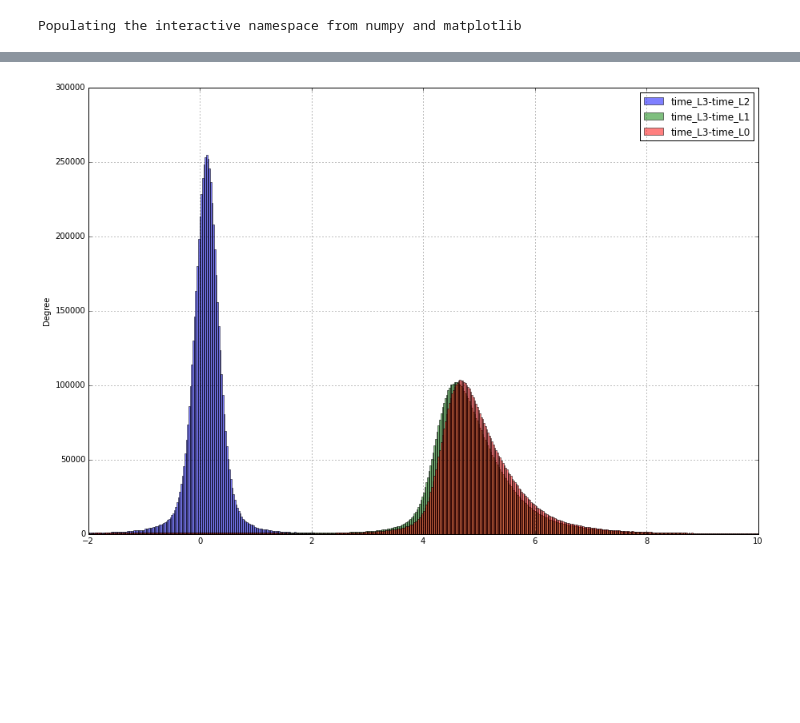
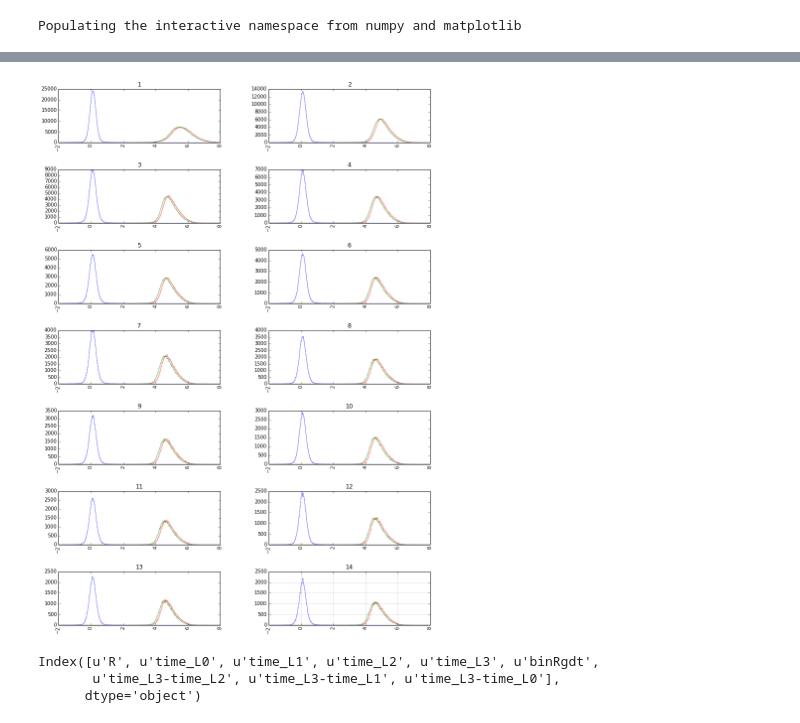
Before and after one commit to KKostya/AMSDeutons, a Jupyter notebook: misc/doc/Notebooks/TOF/sigmaBetaTOF.ipynb, the cells around one changed output, grey strips where cells are left out. Cells and saved outputs as stored; diff of their text form; code cells hidden in the pictures; blank space fills up the shorter version.

```diff
--- a/misc/doc/Notebooks/TOF/sigmaBetaTOF.ipynb
+++ b/misc/doc/Notebooks/TOF/sigmaBetaTOF.ipynb
@@ -146,7 +146,7 @@ def loadBinary(dirname):
     print 'loading : ' + dirname
     data=dict()
     for file in os.listdir(dirname):
-        if file.startswith("time_L"):
+        if file.startswith("time_L") or file.startswith("R_"):
             data[file.split('_chunk')[0]] = np.fromfile(dirname+'/'+file, np.dtype('float32'))
 
     return DataFrame(data)
@@ -159,7 +159,8 @@ files = glob.glob('/afs/cern.ch/user/b/bcoste/myeos/dstTofTiming/protons.B1034_p
 #     ]
 
 mc = pd.concat(map(loadBinary, files))
-mc = mc[(mc.time_L0 > -999) & (mc.time_L1 > -999) & (mc.time_L2 > -999) & (mc.time_L3 > -999) ]
+mc = mc[(mc.time_L0 > -999) & (mc.time_L1 > -999) & (mc.time_L2 > -999) & (mc.time_L3 > -999) & (mc.R < 15) & (mc.R > 1) ]
+mc['binRgdt'] = mc['R'].astype('int')
 # %% [output]
 loading : /afs/cern.ch/user/b/bcoste/myeos/dstTofTiming/protons.B1034_pr.pl1.1200.qgsp_bic_ams/1946159363.00000001.output
 loading : /afs/cern.ch/user/b/bcoste/myeos/dstTofTiming/protons.B1034_pr.pl1.1200.qgsp_bic_ams/1946159364.00000001.output
@@ -181,11 +182,17 @@ loading : /afs/cern.ch/user/b/bcoste/myeos/dstTofTiming/protons.B1034_pr.pl1.120
 # %%
 def plotTofTimeDifferences(df):
-
     layers=['time_L2','time_L1','time_L0']
     for l in layers: df['time_L3-'+l]=df['time_L3']-df[l]
-
-    df[['time_L3-time_L2','time_L3-time_L1','time_L3-time_L0']].plot(alpha=0.5,kind='hist', bins=500, range=(-2,10), figsize=(15,10))
+    fig, ax = plt.subplots(7, 2, figsize=(13,20))
+    df[['time_L3-time_L2','time_L3-time_L1','time_L3-time_L0']].hist(by=df['binRgdt'],alpha=0.5, bins=500, range=(-2,8), ax=ax,histtype='step')
+    gca().grid()
 
 plotTofTimeDifferences(mc)
 # %% [output]
-[figure, old version]
+[figure, new version]
+# %%
+mc.columns
+# %% [output]
+Index([u'R', u'time_L0', u'time_L1', u'time_L2', u'time_L3', u'binRgdt',
+       u'time_L3-time_L2', u'time_L3-time_L1', u'time_L3-time_L0'],
+      dtype='object')
```
Also changed, not shown: parts of 1 cell of this notebook, 1 other file.
